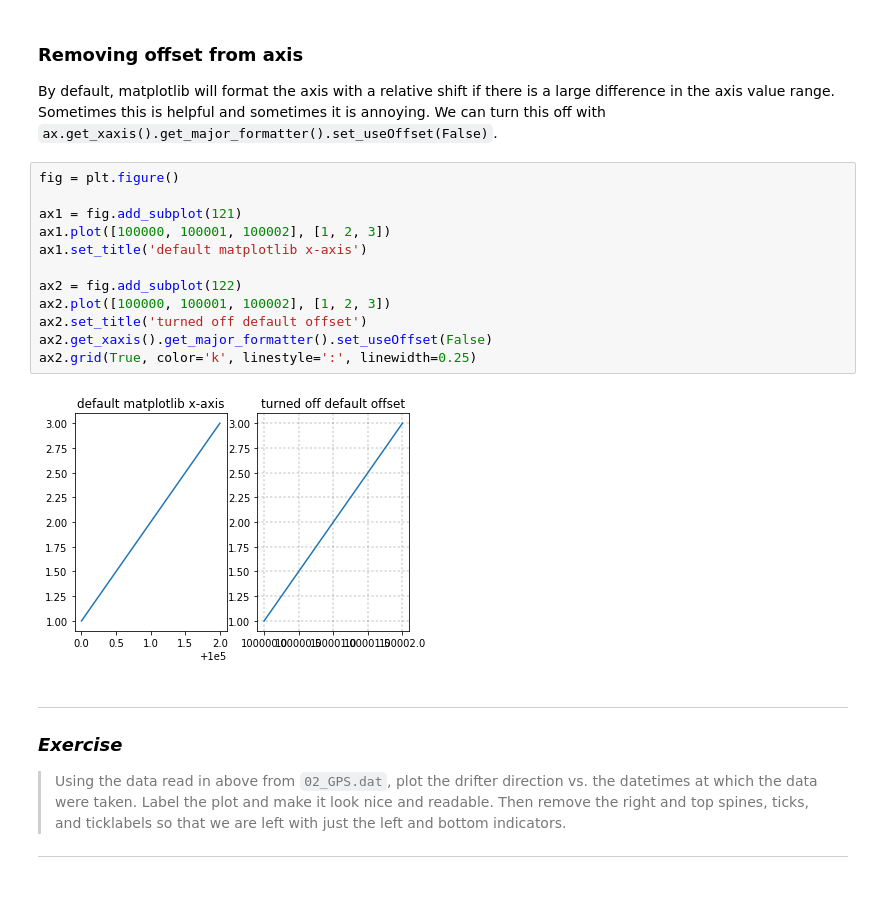
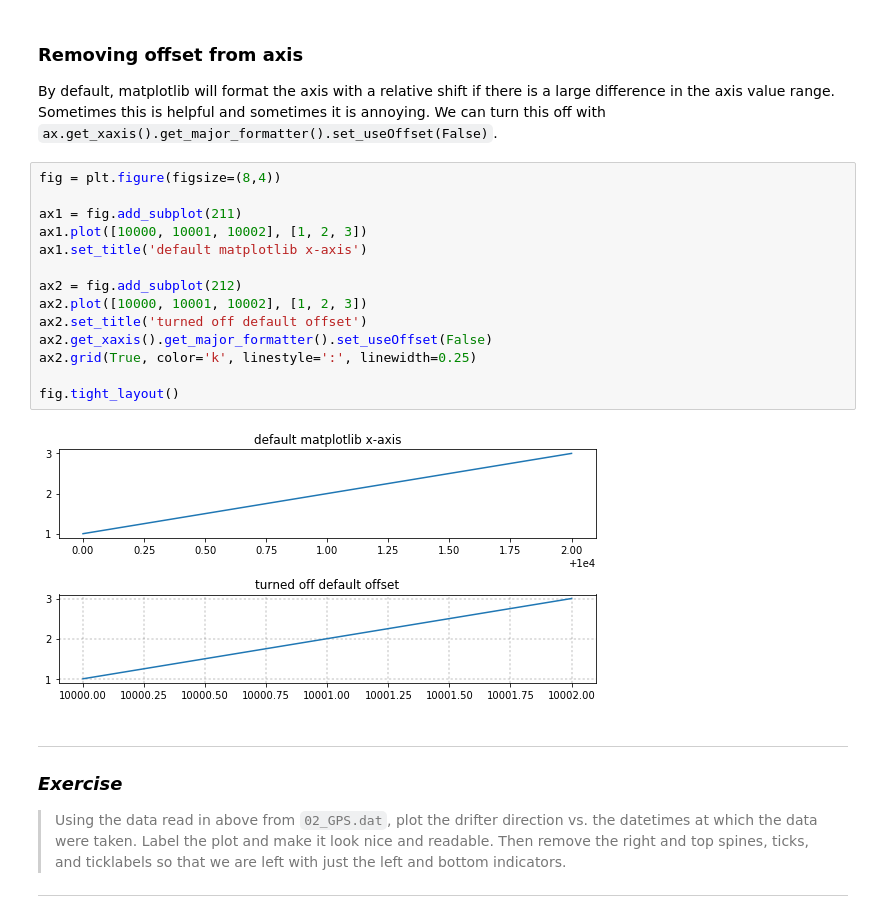
Before and after one commit to kthyng/python4geosciences, a Jupyter notebook: materials/3_matplotlib.ipynb, the cells around one changed output. Drawn from its saved outputs; the diff is of its cells as text; blank space fills up the shorter version.

```diff
--- a/materials/3_matplotlib.ipynb
+++ b/materials/3_matplotlib.ipynb
@@ -328,19 +295,21 @@ ax.set_xticklabels(xticklabels)
 
 By default, matplotlib will format the axis with a relative shift if there is a large difference in the axis value range. Sometimes this is helpful and sometimes it is annoying. We can turn this off with `ax.get_xaxis().get_major_formatter().set_useOffset(False)`.
 # %%
-fig = plt.figure()
+fig = plt.figure(figsize=(8,4))
 
-ax1 = fig.add_subplot(121)
-ax1.plot([100000, 100001, 100002], [1, 2, 3])
+ax1 = fig.add_subplot(211)
+ax1.plot([10000, 10001, 10002], [1, 2, 3])
 ax1.set_title('default matplotlib x-axis')
 
-ax2 = fig.add_subplot(122)
-ax2.plot([100000, 100001, 100002], [1, 2, 3])
+ax2 = fig.add_subplot(212)
+ax2.plot([10000, 10001, 10002], [1, 2, 3])
 ax2.set_title('turned off default offset')
 ax2.get_xaxis().get_major_formatter().set_useOffset(False)
 ax2.grid(True, color='k', linestyle=':', linewidth=0.25)
+
+fig.tight_layout()
 # %% [output]
-[figure, old version]
+[figure, new version]
 # %% [markdown]
 ---
 ###  *Exercise*
```
Also changed, not shown: parts of 43 cells of this notebook.
